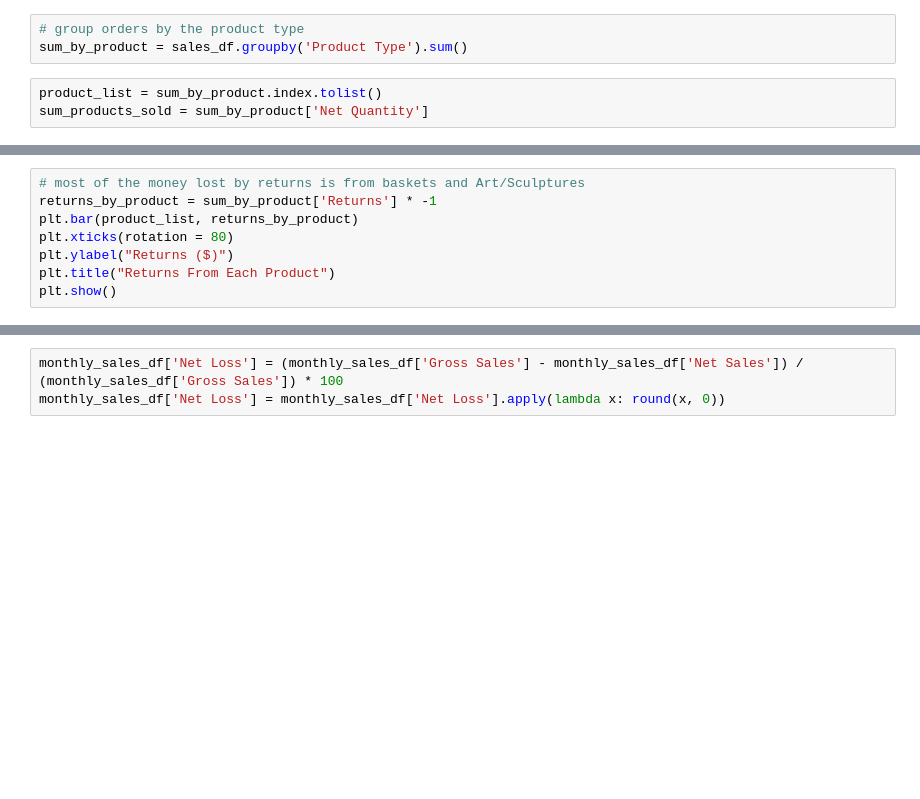
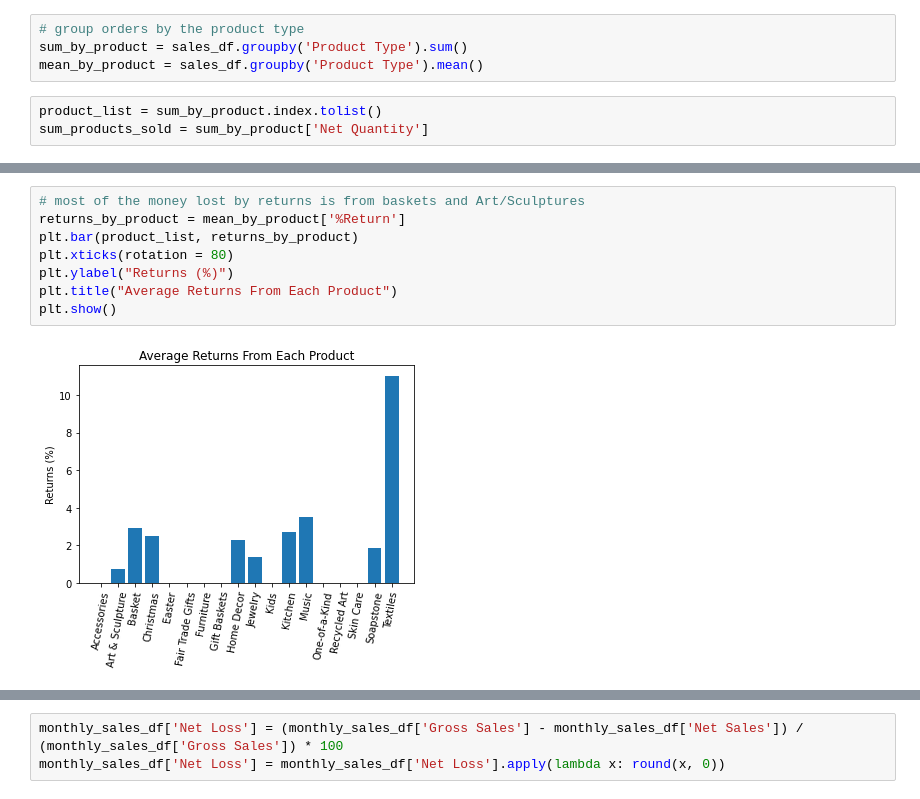
Before and after one commit to j-hendricks/Business-Analysis, a Jupyter notebook: Analysis.ipynb, the cells around one changed output, grey strips where cells are left out. Cells and saved outputs as stored; diff of their text form; blank space fills up the shorter version.

```diff
--- a/Analysis.ipynb
+++ b/Analysis.ipynb
@@ -84,6 +115,7 @@ sales_df.isnull().sum()
 # %%
 # group orders by the product type
 sum_by_product = sales_df.groupby('Product Type').sum()
+mean_by_product = sales_df.groupby('Product Type').mean()
 # %%
 product_list = sum_by_product.index.tolist()
 sum_products_sold = sum_by_product['Net Quantity']
@@ -97,11 +151,13 @@ plt.ylabel("Quantity Sold")
 # %%
 # most of the money lost by returns is from baskets and Art/Sculptures
-returns_by_product = sum_by_product['Returns'] * -1
+returns_by_product = mean_by_product['%Return']
 plt.bar(product_list, returns_by_product)
 plt.xticks(rotation = 80)
-plt.ylabel("Returns ($)")
-plt.title("Returns From Each Product")
+plt.ylabel("Returns (%)")
+plt.title("Average Returns From Each Product")
 plt.show()
+# %% [output]
+[figure, added]
 # %%
 # most of the money from discounts is from baskets and Art/Sculpture
 discount_by_product = sum_by_product['Discounts'] * -1
```
Also changed, not shown: parts of 50 cells of this notebook, 5 other files.
